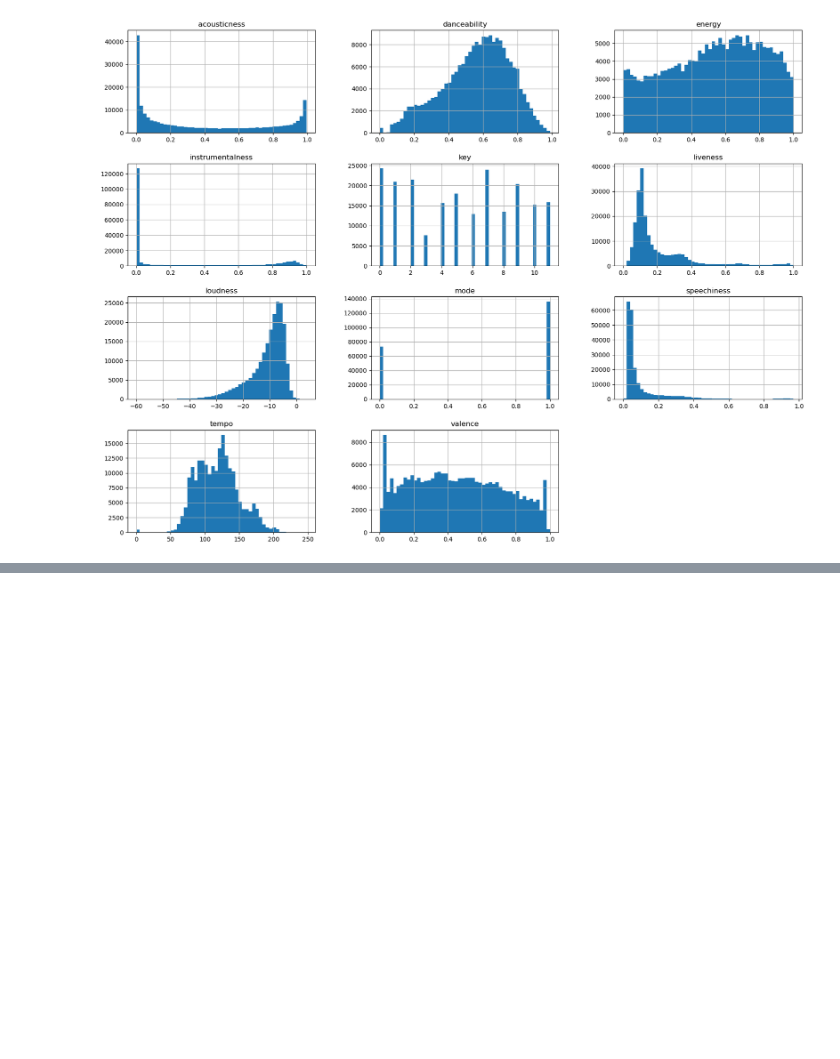
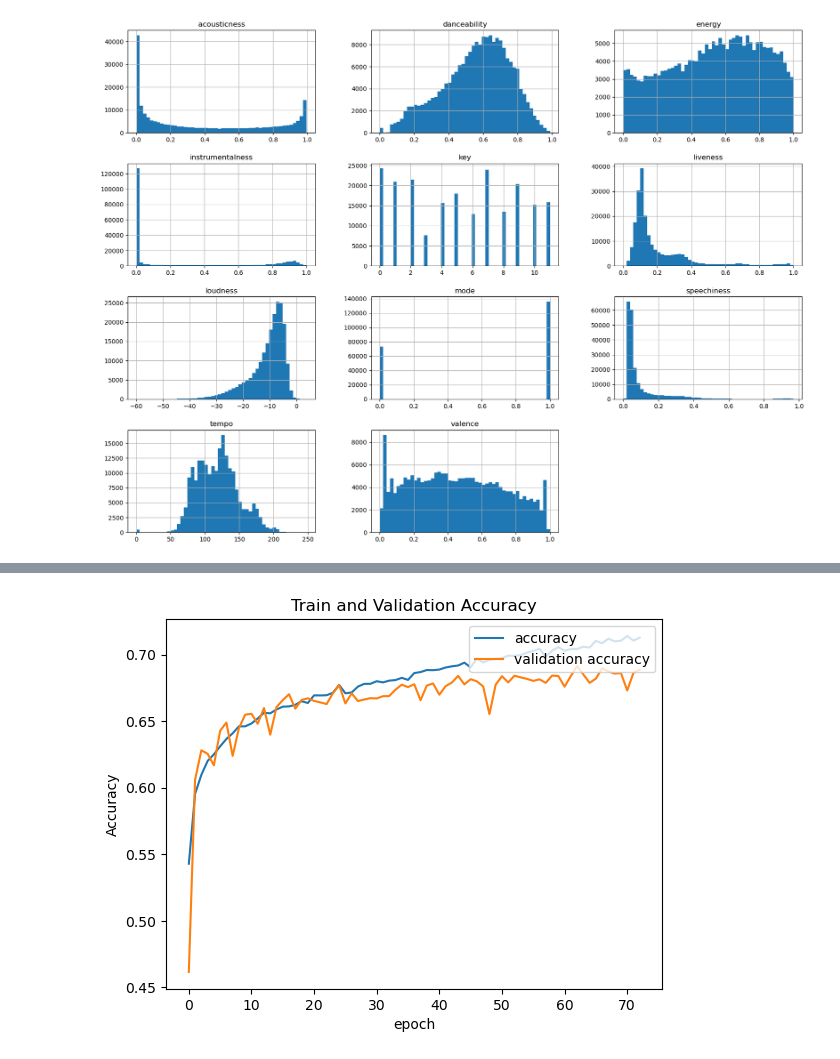
Before and after one commit to MaksiMental/Spotify-Music-Prediction, a Jupyter notebook: dataclearning.ipynb, the cells around one changed output, grey strips where cells are left out. Cells and saved outputs as stored; diff of their text form; code cells hidden in the pictures; blank space fills up the shorter version.

```diff
--- a/dataclearning.ipynb
+++ b/dataclearning.ipynb
@@ -287,0 +393,10 @@ plt.show()
+# %%
+plt.plot(model_history.history["accuracy"])
+plt.plot(model_history.history["val_accuracy"])
+plt.legend(["accuracy", "validation accuracy"], loc ="upper right")
+plt.title("Train and Validation Accuracy")
+plt.xlabel("epoch")
+plt.ylabel("Accuracy")
+plt.show()
+# %% [output]
+[figure, added]
```
Also changed, not shown: parts of 11 cells of this notebook.
